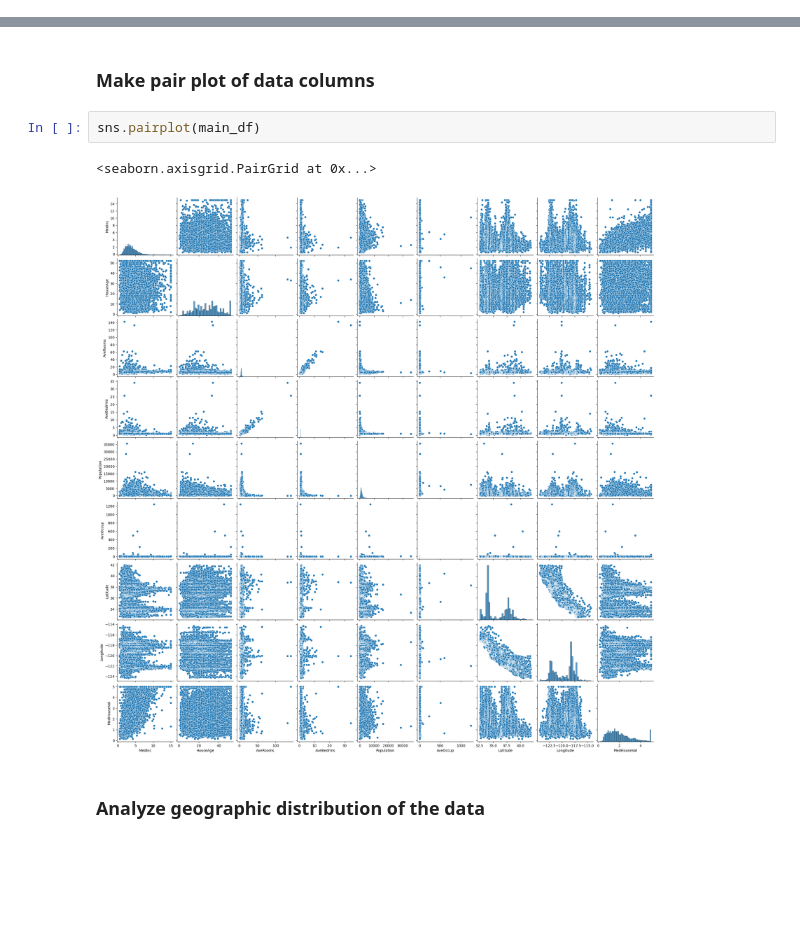
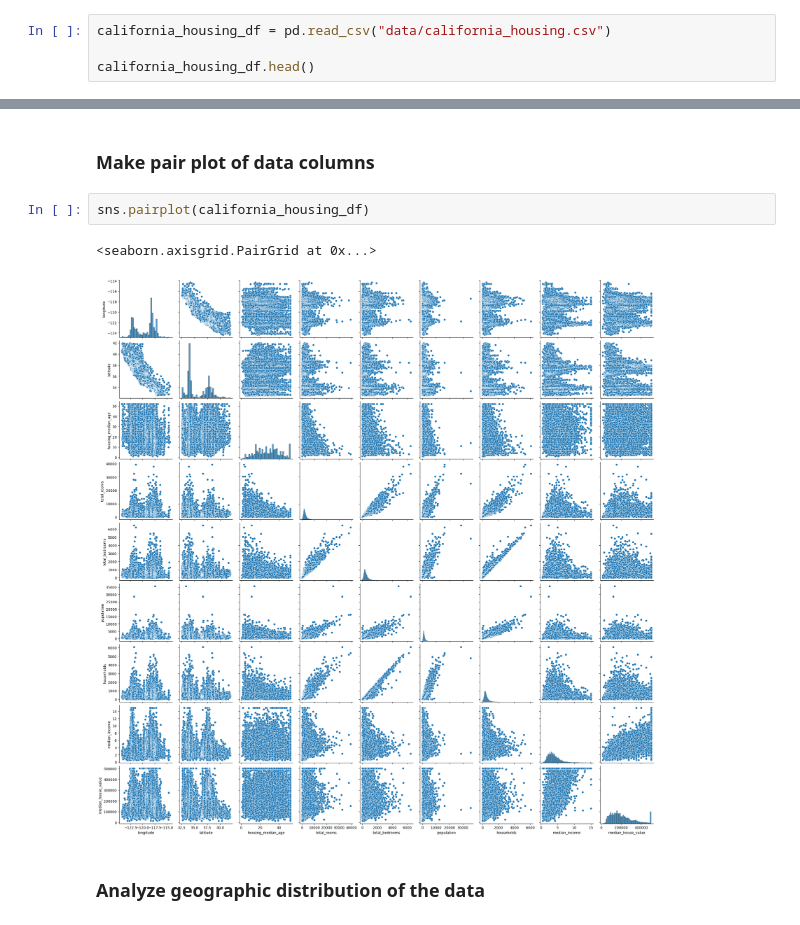
Before and after one commit to brayandm/python-refresher-for-masters-final-project, a Jupyter notebook: main.ipynb, the cells around one changed output, grey strips where cells are left out. Cells and saved outputs as stored; diff of their text form; blank space fills up the shorter version.

```diff
--- a/main.ipynb
+++ b/main.ipynb
@@ -51,0 +33,4 @@ main_df.head()
+# %%
+california_housing_df = pd.read_csv("data/california_housing.csv")
+
+california_housing_df.head()
@@ -99,9 +90,9 @@ memory usage: 1.4 MB
 # %% [markdown]
 ### Make pair plot of data columns
 # %%
-sns.pairplot(main_df)
+sns.pairplot(california_housing_df)
 # %% [output]
 <seaborn.axisgrid.PairGrid at 0x...>
-[figure, old version]
+[figure, new version]
 # %% [markdown]
 ### Analyze geographic distribution of the data
```
Also changed, not shown: parts of 10 cells of this notebook, 4 other files.
